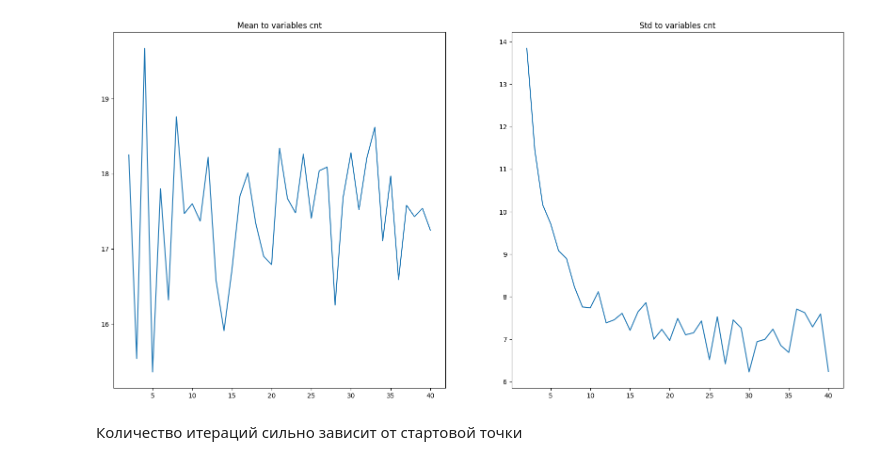
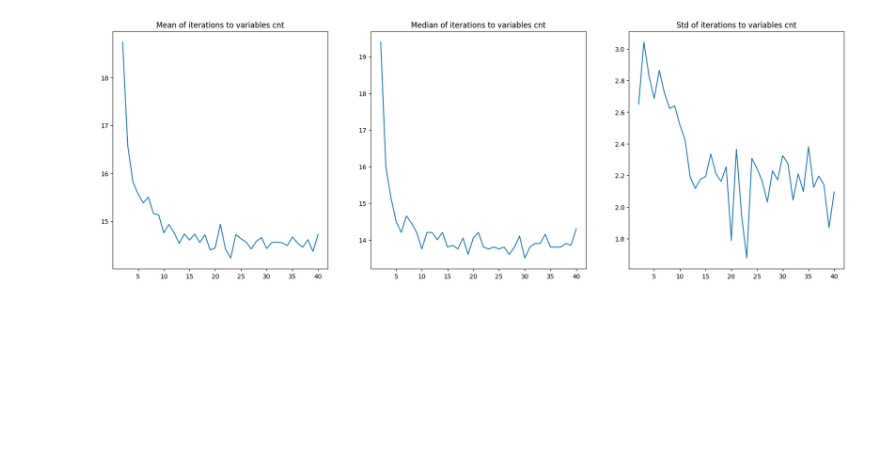
Before and after one commit to ars860/MO, a Jupyter notebook: task_4.ipynb, the cells around one changed output. Cells and saved outputs as stored; diff of their text form; code cells hidden in the pictures; blank space fills up the shorter version.

```diff
--- a/task_4.ipynb
+++ b/task_4.ipynb
@@ -43,13 +43,17 @@ plt.show()
 # %%
-start = [0.001, 30]  # [random.uniform(0, 10), random.uniform(0, 10)]
+# start = [0.001, 30]  # [random.uniform(0, 10), random.uniform(0, 10)]
+starts = [[random.uniform(-30, 30), random.uniform(-30, 30)] for _ in range(10)]
 results = []
 max_n = 41
 for n in range(2, max_n):
     results_n = []
     for condition_number in np.linspace(1, 100, 100):
         f = gen_function_with_condition_number(n, condition_number)
-        points = grad_descent(f, f.df(), start)
-        results_n.append([n, condition_number, len(points)])
+        lens = []
+        for start in starts:
+            points = grad_descent(f, f.df(), start)
+            lens.append(len(points))
+        results_n.append([n, condition_number, sum(lens) / len(lens)])
     results.append(results_n)
 
 results = np.array(results)
@@ -63,14 +77,14 @@ plt.show()
 # %%
-fig, (ax1, ax2) = plt.subplots(1, 2, figsize=[20, 10])
-mean_iterations = [np.mean(r[:, 2]) for r in results]
-ax1.plot(range(2, max_n), mean_iterations)
+fig, (ax1, ax2, ax3) = plt.subplots(1, 3, figsize=[21, 7])
+
+ax1.plot(range(2, max_n), [np.mean(r[:, 2]) for r in results])
 ax1.set_title("Mean of iterations to variables cnt")
 
-mean_iterations = [np.std(r[:, 2]) for r in results]
-ax2.plot(range(2, max_n), mean_iterations)
-ax2.set_title("Std of iterations to variables cnt")
+ax2.plot(range(2, max_n), [np.median(r[:, 2]) for r in results])
+ax2.set_title("Median of iterations to variables cnt")
+
+ax3.plot(range(2, max_n), [np.std(r[:, 2]) for r in results])
+ax3.set_title("Std of iterations to variables cnt")
 plt.show()
 # %% [output]
-[figure, old version]
+[figure, new version]
-# %% [markdown]
-Количество итераций сильно зависит от стартовой точки
```
Also changed, not shown: parts of 6 cells of this notebook, 2 other files.
